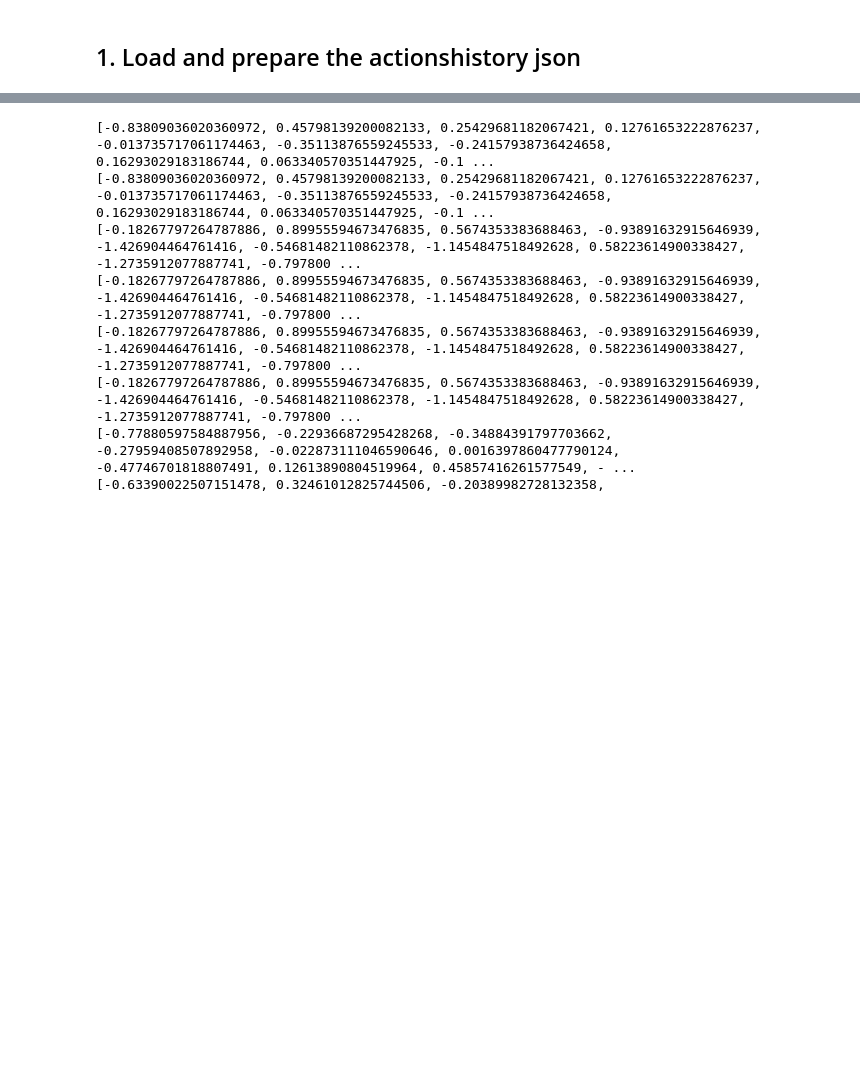
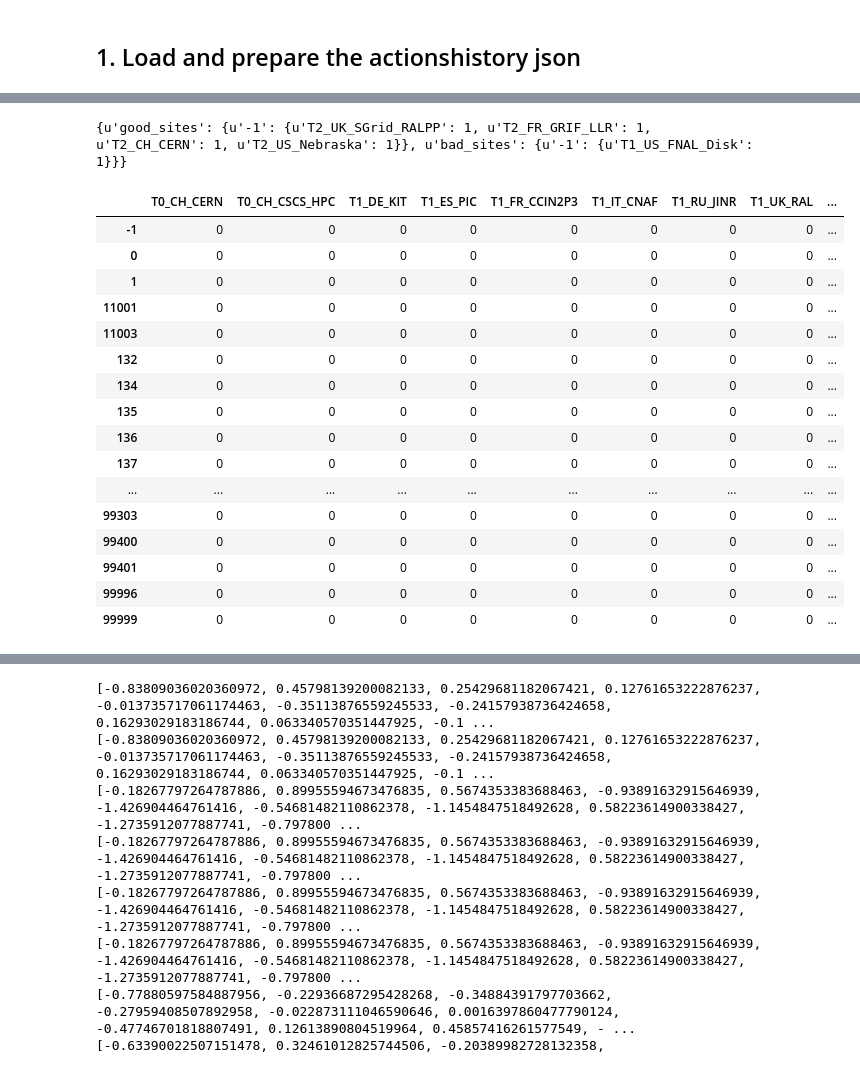
Before and after one commit to llayer/AIErrorLogAnalysis, a Jupyter notebook: training/create_labels.ipynb, the cells around one changed output, grey strips where cells are left out. Cells and saved outputs as stored; diff of their text form; code cells hidden in the pictures; blank space fills up the shorter version.

Commit message:
clean up data creation

```diff
--- a/training/create_input.ipynb
+++ b/training/create_labels.ipynb
@@ -157,0 +24,6 @@ Name: target_label, dtype: int64
+# %%
+# Get the unique exit codes and sites
+good_sites_exit_codes, bad_sites_exit_codes = create_data.get_exit_codes(data_index_reset)
+good_sites_names, bad_sites_names = create_data.get_sites(data_index_reset)
+unique_sites = list(set(good_sites_names + bad_sites_names))
+unique_codes = list(set(good_sites_exit_codes + bad_sites_exit_codes))
@@ -157,0 +83,27 @@ Name: target_label, dtype: int64
+# %%
+# Build good/bad site features
+data_index_reset['tables_good_sites'] = data_index_reset['errors'].apply(lambda x:
+                                                                        build_table(x['good_sites'],
+                                                                                    good_sites_names,
+                                                                                    good_sites_exit_codes))
+
+
+data_index_reset['tables_bad_sites'] = data_index_reset['errors'].apply(lambda x:
+                                                                       build_table(x['bad_sites'],
+                                                                                   bad_sites_names,
+                                                                                   bad_sites_exit_codes))
+# %%
+# Flatten good/bad site features
+data_index_reset['tables_good_sites_flatten'] = data_index_reset['tables_good_sites'].apply(lambda x:
+                                                                                          build_table_flatten(x))
+
+
+data_index_reset['tables_bad_sites_flatten'] = data_index_reset['tables_bad_sites'].apply(lambda x:
+                                                                                        build_table_flatten(x))
+
+# Combined flatten good/bad site features
+data_index_reset['tables_combined_sites_flatten'] =  data_index_reset.apply(lambda x:
+                                                                           combine_features(x,
+                                                                                            'tables_good_sites_flatten',
+                                                                                            'tables_bad_sites_flatten'),
+                                                                           axis=1)
@@ -157,0 +119,25 @@ Name: target_label, dtype: int64
+# %%
+test = data_index_reset.iloc[13]
+# %%
+pd.set_option('display.max_columns', 500)
+print test['errors']
+test['tables_good_sites']
+# %% [output]
+{u'good_sites': {u'-1': {u'T2_UK_SGrid_RALPP': 1, u'T2_FR_GRIF_LLR': 1, u'T2_CH_CERN': 1, u'T2_US_Nebraska': 1}}, u'bad_sites': {u'-1': {u'T1_US_FNAL_Disk': 1}}}
+|  | T0_CH_CERN | T0_CH_CSCS_HPC | T1_DE_KIT | T1_ES_PIC | T1_FR_CCIN2P3 | T1_IT_CNAF | T1_RU_JINR | T1_UK_RAL | ... |
+| -1 | 0 | 0 | 0 | 0 | 0 | 0 | 0 | 0 | ... |
+| 0 | 0 | 0 | 0 | 0 | 0 | 0 | 0 | 0 | ... |
+| 1 | 0 | 0 | 0 | 0 | 0 | 0 | 0 | 0 | ... |
+| 11001 | 0 | 0 | 0 | 0 | 0 | 0 | 0 | 0 | ... |
+| 11003 | 0 | 0 | 0 | 0 | 0 | 0 | 0 | 0 | ... |
+| 132 | 0 | 0 | 0 | 0 | 0 | 0 | 0 | 0 | ... |
+| 134 | 0 | 0 | 0 | 0 | 0 | 0 | 0 | 0 | ... |
+| 135 | 0 | 0 | 0 | 0 | 0 | 0 | 0 | 0 | ... |
+| 136 | 0 | 0 | 0 | 0 | 0 | 0 | 0 | 0 | ... |
+| 137 | 0 | 0 | 0 | 0 | 0 | 0 | 0 | 0 | ... |
+| ... | ... | ... | ... | ... | ... | ... | ... | ... | ... |
+| 99303 | 0 | 0 | 0 | 0 | 0 | 0 | 0 | 0 | ... |
+| 99400 | 0 | 0 | 0 | 0 | 0 | 0 | 0 | 0 | ... |
+| 99401 | 0 | 0 | 0 | 0 | 0 | 0 | 0 | 0 | ... |
+| 99996 | 0 | 0 | 0 | 0 | 0 | 0 | 0 | 0 | ... |
+| 99999 | 0 | 0 | 0 | 0 | 0 | 0 | 0 | 0 | ... |
```
Also changed, not shown: parts of 23 cells of this notebook, 2 other files.
